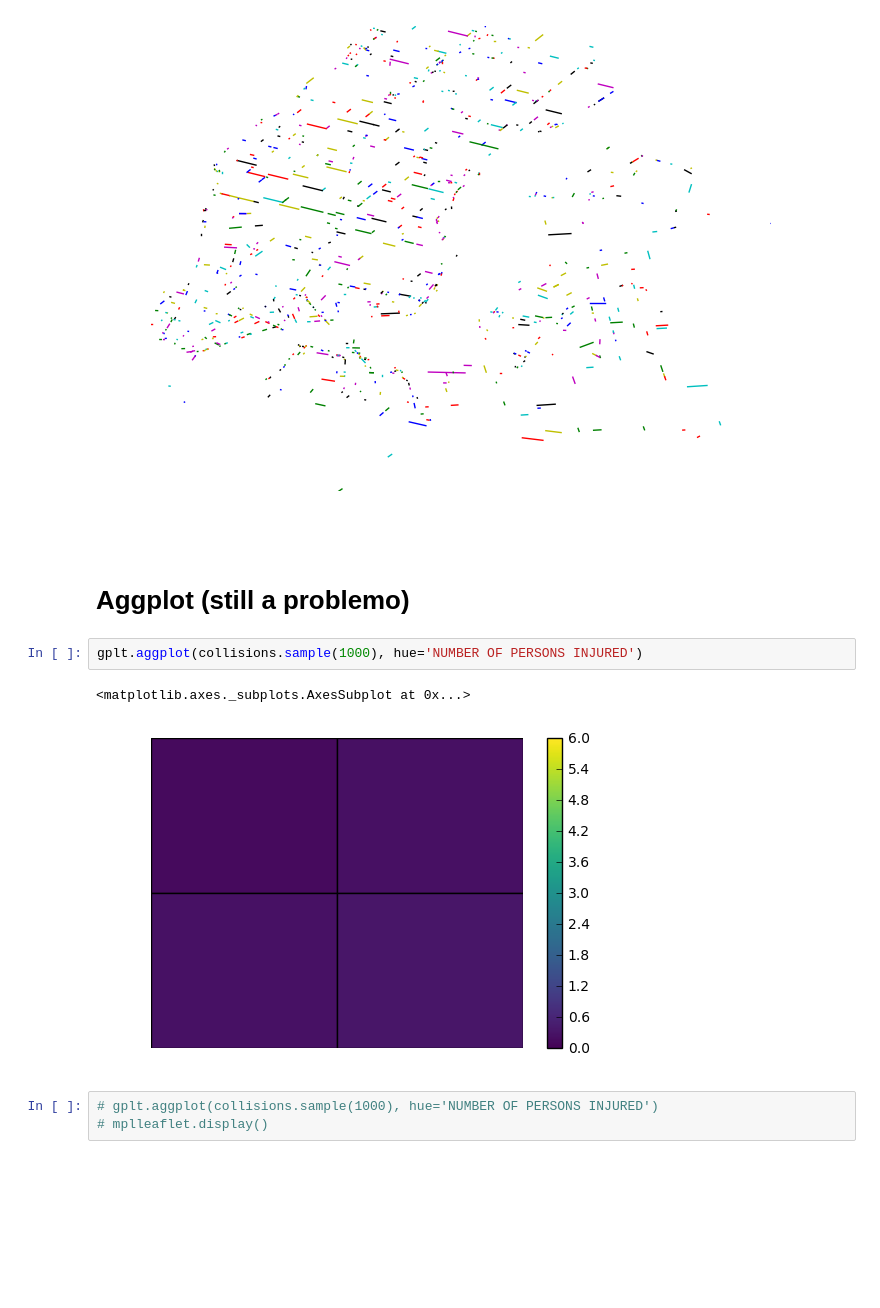
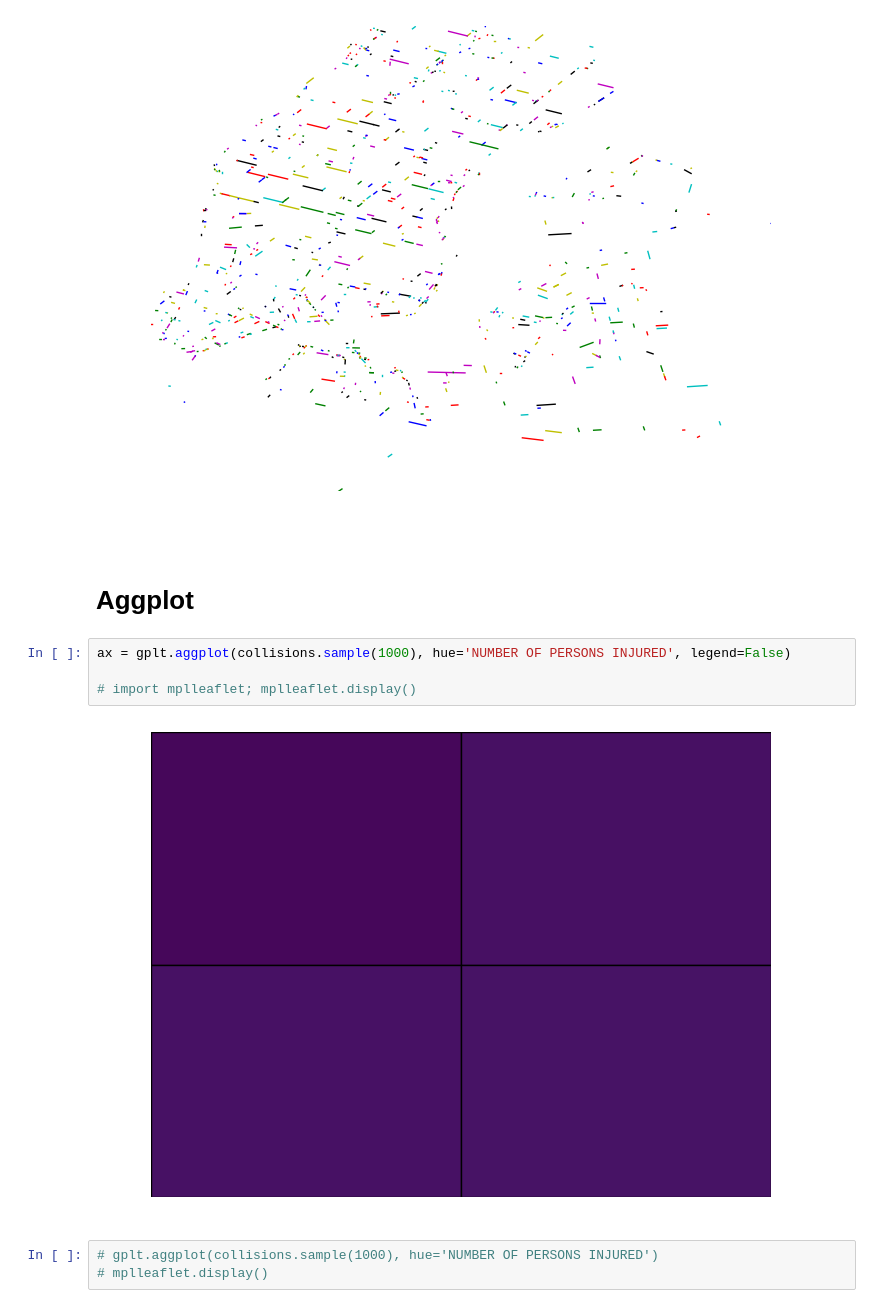
Before and after one commit to ResidentMario/geoplot, a Jupyter notebook: notebooks/matplotlib-native-output.ipynb, the cells around one changed output. Cells and saved outputs as stored; diff of their text form; blank space fills up the shorter version.

Commit message:
Fix aggplot output so it works in mplleaflet.

```diff
--- a/notebooks/matplotlib-native-output.ipynb
+++ b/notebooks/matplotlib-native-output.ipynb
@@ -105,12 +105,13 @@ gplt.sankey(start=to_and_from['From'], end=to_and_from['To'])
 <matplotlib.axes._subplots.AxesSubplot at 0x...>
 [figure]
 # %% [markdown]
-# Aggplot (still a problemo)
+# Aggplot
 # %%
-gplt.aggplot(collisions.sample(1000), hue='NUMBER OF PERSONS INJURED')
+ax = gplt.aggplot(collisions.sample(1000), hue='NUMBER OF PERSONS INJURED', legend=False)
+
+# import mplleaflet; mplleaflet.display()
 # %% [output]
-<matplotlib.axes._subplots.AxesSubplot at 0x...>
-[figure, old version]
+[figure, new version]
 # %%
 # gplt.aggplot(collisions.sample(1000), hue='NUMBER OF PERSONS INJURED')
 # mplleaflet.display()
```
Also changed, not shown: parts of 3 cells of this notebook, 3 other files.
